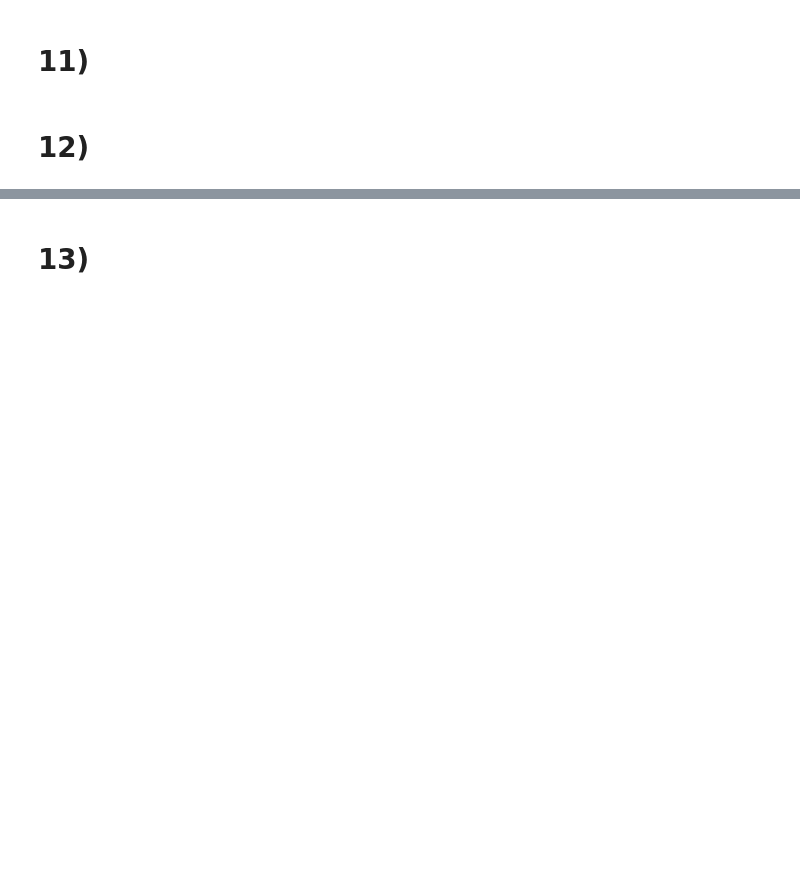
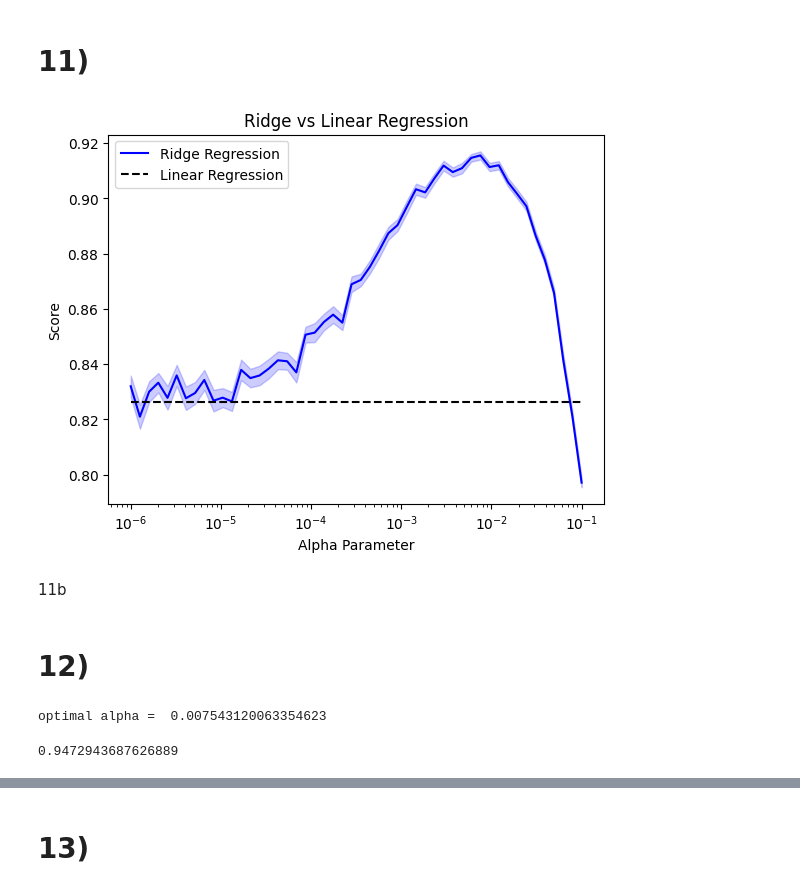
Before and after one commit to jjjj17/MathTD3, a Jupyter notebook: MathTools_TD3_JR.ipynb, the cells around one changed output, grey strips where cells are left out. Drawn from its saved outputs; the diff is of its cells as text; code cells hidden in the pictures; blank space fills up the shorter version.

```diff
--- a/MathTools_TD3_JR.ipynb
+++ b/MathTools_TD3_JR.ipynb
@@ -398,0 +415,11 @@ score_linreg = np.zeros(100)
+# %%
+score_linreg = np.zeros(100)
+for i in range(100):
+    X_train, X_test, Y_train, Y_test = get_XY_train_test()
+    linreg_model = linear_model.LinearRegression(fit_intercept=True)
+    linreg_model.fit(X_train, Y_train)
+    x = linreg_model.score(X_test, Y_test)
+
+    score_linreg[i] = linreg_model.score(X_test, Y_test)
+
+score_linreg.mean()
@@ -403,10 +434,20 @@ score_linreg.mean()
 
 This can take a while
 # %%
-score_linreg = np.zeros(100)
-
-alpha_list = ...
+alpha_list = np.logspace(-6, -1, num=50, endpoint=True)
 score_ridge = np.zeros((100,50))
-...
-...
-...
+# %%
+cv_steps = 100
+alpha_steps = 50
+
+score_ridge = np.zeros((100,50))
+
+counter = 0
+for z in range(alpha_steps):
+    alpha = alpha_list[z]
+    for i in range(cv_steps):
+        X_train, X_test, Y_train, Y_test = get_XY_train_test()
+        ridge_model = linear_model.Ridge(alpha=alpha, fit_intercept=True)
+        ridge_model.fit(X_train, Y_train)
+        model_score = ridge_model.score(X_test, Y_test)
+        score_ridge[i,z] = model_score
@@ -414,32 +468,42 @@ score_ridge = np.zeros((100,50))
 # 11)
 # %%
 # Compute means and standard errors
-ridge_mean = ...
-ridge_sem = ... # ! this is the standard error not the STD!
-linreg_mean = ...
+ridge_mean = score_ridge.mean(axis=0)
+ridge_sem = sp.stats.sem(score_ridge)
+linreg_mean = score_linreg.mean()
 
 # Plot Ridge Regression with shaded error area
 plt.plot(alpha_list, ridge_mean, label='Ridge Regression', color='blue')
 plt.fill_between(alpha_list, ridge_mean - ridge_sem, ridge_mean + ridge_sem, color='blue', alpha=0.2)
 
 # Plot Linear Regression as a horizontal line
 plt.hlines(y=linreg_mean, xmin=alpha_list[0], xmax=alpha_list[-1], color='black', linestyle='--', label='Linear Regression')
 
 # Set x-axis to logarithmic scale
 plt.xscale('log')
 
 # Add labels, legend, and show the plot
 plt.xlabel("Alpha Parameter")
 plt.ylabel("Score")
 plt.legend()
 plt.title("Ridge vs Linear Regression")
 plt.show()
+# %% [output]
+[figure, added]
+# %% [markdown]
+11b
 # %% [markdown]
 # 12)
 # %%
-opt_alpha = ...
+opt_alpha = alpha_list[score_ridge.mean(axis=0).argmax()]
 print('optimal alpha = ', opt_alpha)
+# %% [output]
+optimal alpha =  0.007543120063354623
 # %%
-X_train, X_test, Y_train, Y_test = ...
-ridge_model = linear_model.Ridge(...)
-ridge_model.fit(...,...)
+X_train, X_test, Y_train, Y_test = get_XY_train_test()
+ridge_model = linear_model.Ridge(alpha=opt_alpha, fit_intercept=True)
+ridge_model.fit(X_train, Y_train)
+
+ridge_model.score(X_test, Y_test)
+# %% [output]
+0.9472943687626889
```
Also changed, not shown: parts of 24 cells of this notebook.
